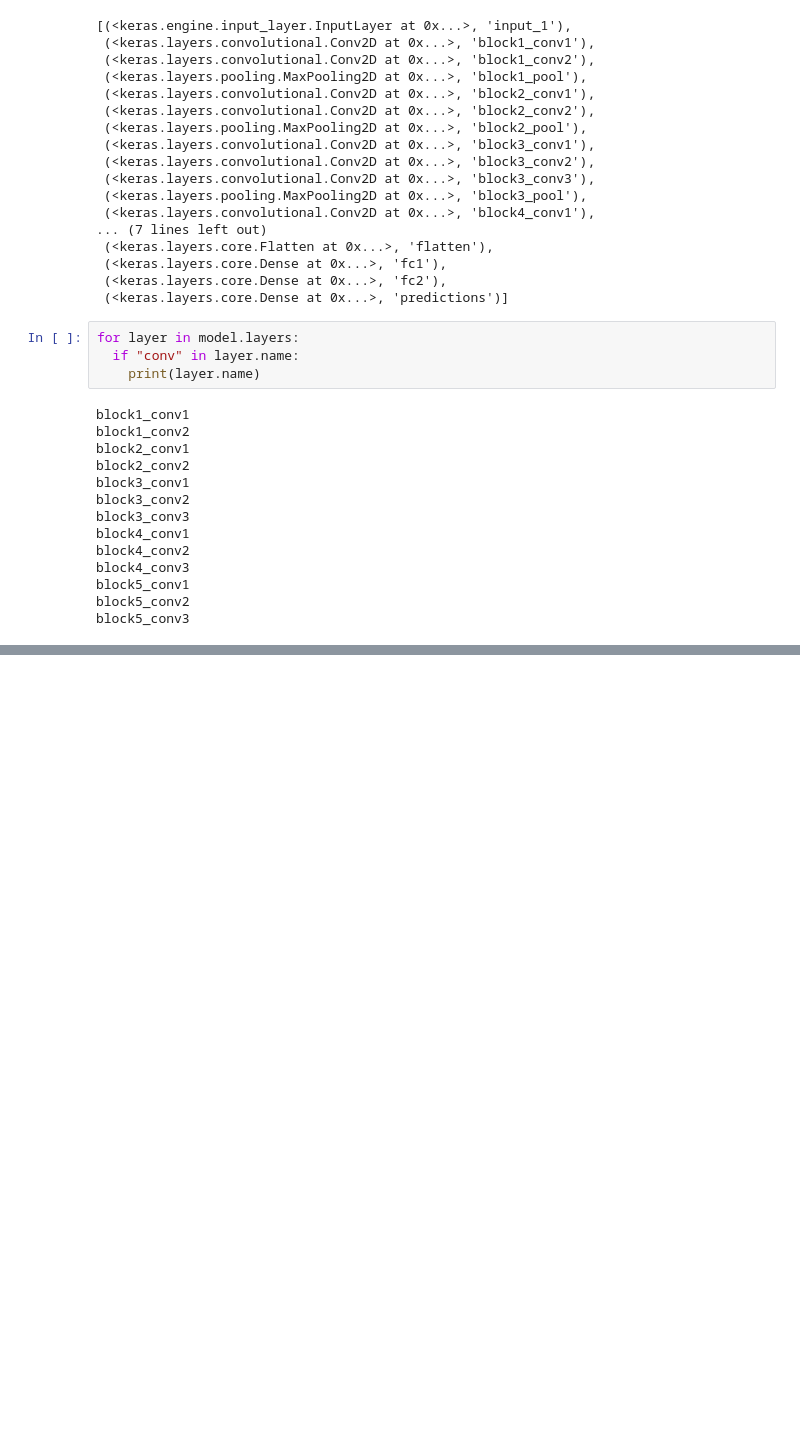
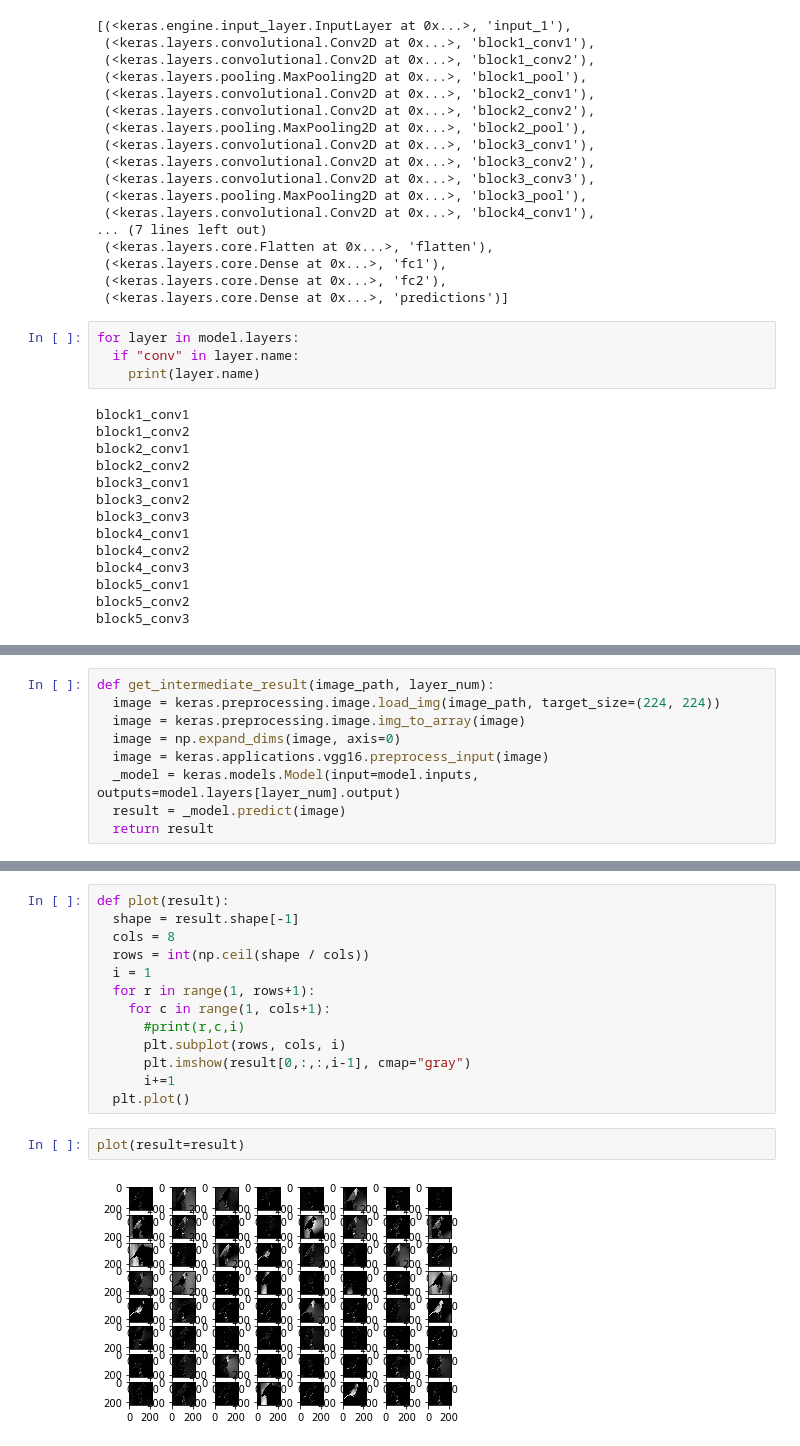
Before and after one commit to shivam-kotwalia/data-science-project, a Jupyter notebook: Visualize_CNN.ipynb, the cells around one changed output, grey strips where cells are left out. Cells and saved outputs as stored; diff of their text form; blank space fills up the shorter version.

```diff
--- a/Visualize_CNN.ipynb
+++ b/Visualize_CNN.ipynb
@@ -106,0 +135,9 @@ block5_conv3
+# %%
+def get_intermediate_result(image_path, layer_num):
+  image = keras.preprocessing.image.load_img(image_path, target_size=(224, 224))
+  image = keras.preprocessing.image.img_to_array(image)
+  image = np.expand_dims(image, axis=0)
+  image = keras.applications.vgg16.preprocess_input(image)
+  _model = keras.models.Model(input=model.inputs, outputs=model.layers[layer_num].output)
+  result = _model.predict(image)
+  return result
@@ -106,0 +166,17 @@ block5_conv3
+# %%
+def plot(result):
+  shape = result.shape[-1]
+  cols = 8
+  rows = int(np.ceil(shape / cols))
+  i = 1
+  for r in range(1, rows+1):
+    for c in range(1, cols+1):
+      #print(r,c,i)
+      plt.subplot(rows, cols, i)
+      plt.imshow(result[0,:,:,i-1], cmap="gray")
+      i+=1
+  plt.plot()
+# %%
+plot(result=result)
+# %% [output]
+[figure, added]
```
Also changed, not shown: parts of 7 cells of this notebook.
